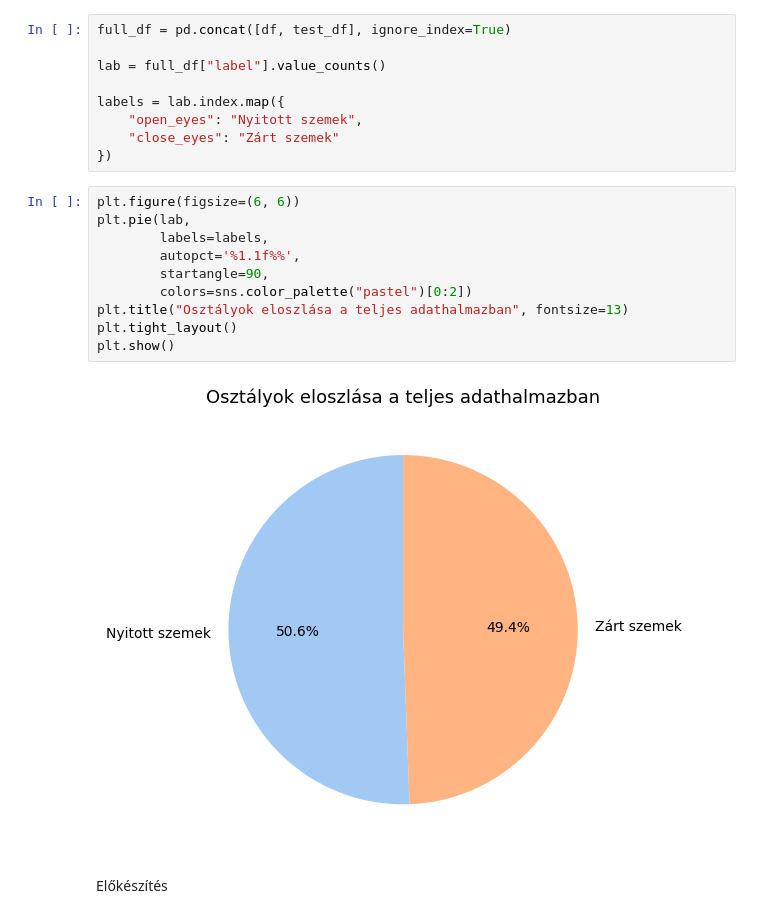
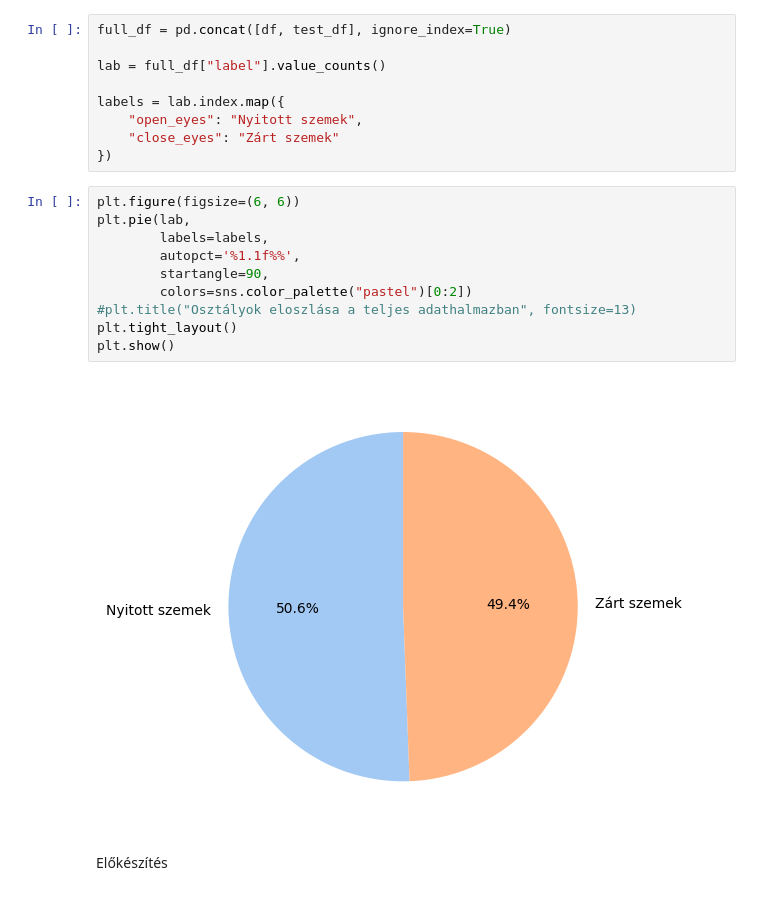
Before and after one commit to szeder1/Szakdolgozat_BSc, a Jupyter notebook: CNN/Model/cnnEyes.ipynb, the cells around one changed output. Cells and saved outputs as stored; diff of their text form.

```diff
--- a/CNN/Model/cnnEyes.ipynb
+++ b/CNN/Model/cnnEyes.ipynb
@@ -84,15 +84,15 @@ labels = lab.index.map({
 # %%
 plt.figure(figsize=(6, 6))
 plt.pie(lab,
         labels=labels,
         autopct='%1.1f%%',
         startangle=90,
         colors=sns.color_palette("pastel")[0:2])
-plt.title("Osztályok eloszlása a teljes adathalmazban", fontsize=13)
+#plt.title("Osztályok eloszlása a teljes adathalmazban", fontsize=13)
 plt.tight_layout()
 plt.show()
 # %% [output]
-[figure, old version]
+[figure, new version]
 # %% [markdown]
 Előkészítés
 # %%
```
Also changed, not shown: parts of 14 cells of this notebook, 5 other files.
